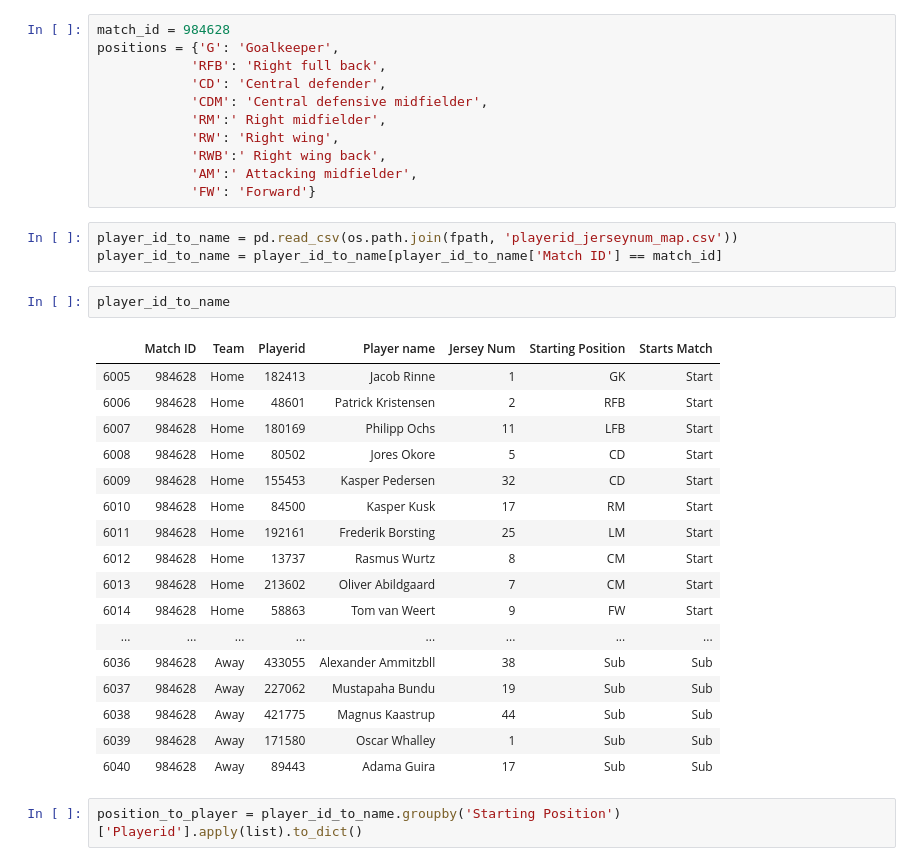
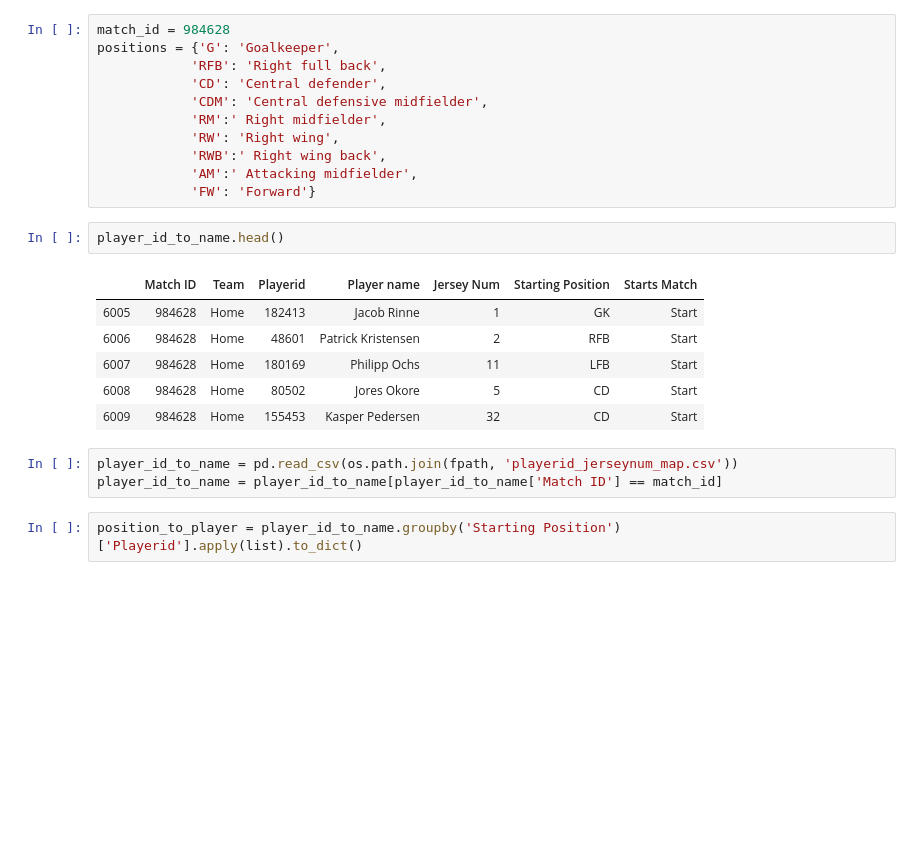
Before and after one commit to Jbalkan/SoccerTrackingData3, a Jupyter notebook: 2_energy_expenditure.ipynb, the cells around one changed output. Cells and saved outputs as stored; diff of their text form; blank space fills up the shorter version.

```diff
--- a/2_energy_expenditure.ipynb
+++ b/2_energy_expenditure.ipynb
@@ -390,29 +323,18 @@ positions = {'G': 'Goalkeeper',
             'RWB':' Right wing back',
             'AM':' Attacking midfielder',
             'FW': 'Forward'}
+# %%
+player_id_to_name.head()
+# %% [output]
+|  | Match ID | Team | Playerid | Player name | Jersey Num | Starting Position | Starts Match |
+| 6005 | 984628 | Home | 182413 | Jacob Rinne | 1 | GK | Start |
+| 6006 | 984628 | Home | 48601 | Patrick Kristensen | 2 | RFB | Start |
+| 6007 | 984628 | Home | 180169 | Philipp Ochs | 11 | LFB | Start |
+| 6008 | 984628 | Home | 80502 | Jores Okore | 5 | CD | Start |
+| 6009 | 984628 | Home | 155453 | Kasper Pedersen | 32 | CD | Start |
 # %%
 player_id_to_name = pd.read_csv(os.path.join(fpath, 'playerid_jerseynum_map.csv'))
 player_id_to_name = player_id_to_name[player_id_to_name['Match ID'] == match_id]
-# %%
-player_id_to_name
-# %% [output]
-|  | Match ID | Team | Playerid | Player name | Jersey Num | Starting Position | Starts Match |
-| 6005 | 984628 | Home | 182413 | Jacob Rinne | 1 | GK | Start |
-| 6006 | 984628 | Home | 48601 | Patrick Kristensen | 2 | RFB | Start |
-| 6007 | 984628 | Home | 180169 | Philipp Ochs | 11 | LFB | Start |
-| 6008 | 984628 | Home | 80502 | Jores Okore | 5 | CD | Start |
-| 6009 | 984628 | Home | 155453 | Kasper Pedersen | 32 | CD | Start |
-| 6010 | 984628 | Home | 84500 | Kasper Kusk | 17 | RM | Start |
-| 6011 | 984628 | Home | 192161 | Frederik Borsting | 25 | LM | Start |
-| 6012 | 984628 | Home | 13737 | Rasmus Wurtz | 8 | CM | Start |
-| 6013 | 984628 | Home | 213602 | Oliver Abildgaard | 7 | CM | Start |
-| 6014 | 984628 | Home | 58863 | Tom van Weert | 9 | FW | Start |
-| ... | ... | ... | ... | ... | ... | ... | ... |
-| 6036 | 984628 | Away | 433055 | Alexander Ammitzbll | 38 | Sub | Sub |
-| 6037 | 984628 | Away | 227062 | Mustapaha Bundu | 19 | Sub | Sub |
-| 6038 | 984628 | Away | 421775 | Magnus Kaastrup | 44 | Sub | Sub |
-| 6039 | 984628 | Away | 171580 | Oscar Whalley | 1 | Sub | Sub |
-| 6040 | 984628 | Away | 89443 | Adama Guira | 17 | Sub | Sub |
 # %%
 position_to_player = player_id_to_name.groupby('Starting Position')['Playerid'].apply(list).to_dict()
 # %%
```
Also changed, not shown: parts of 21 cells of this notebook, 4 other files.
